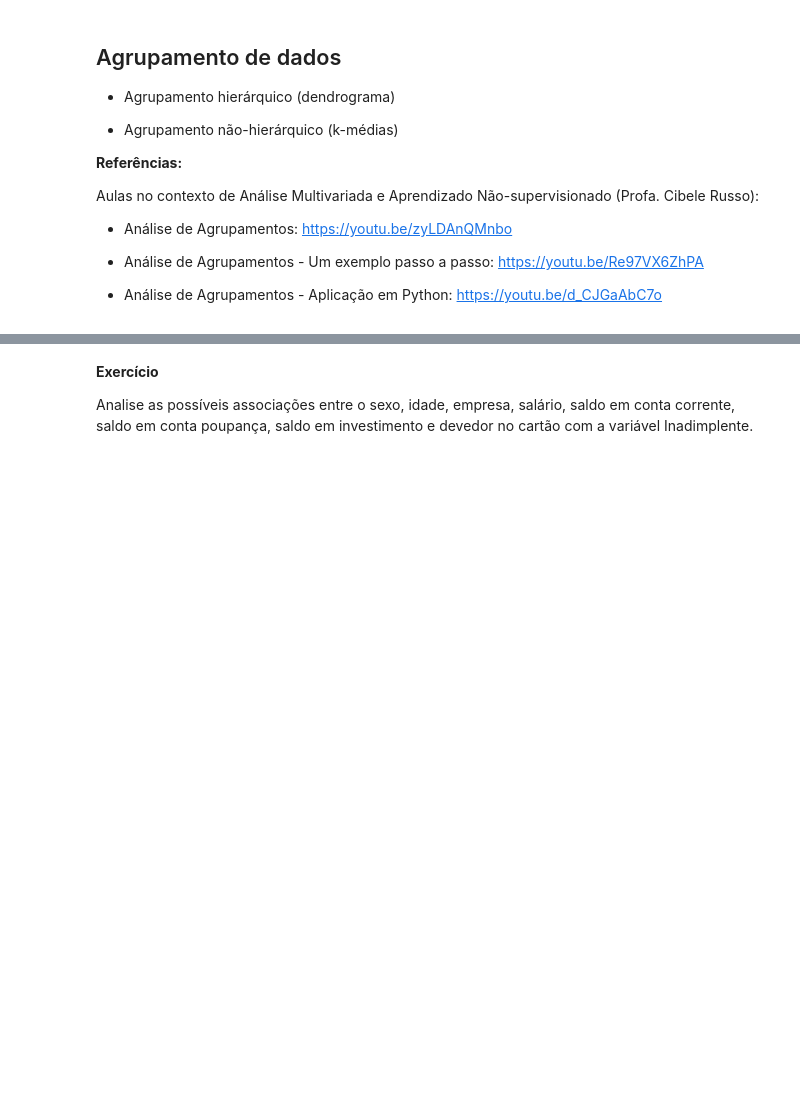
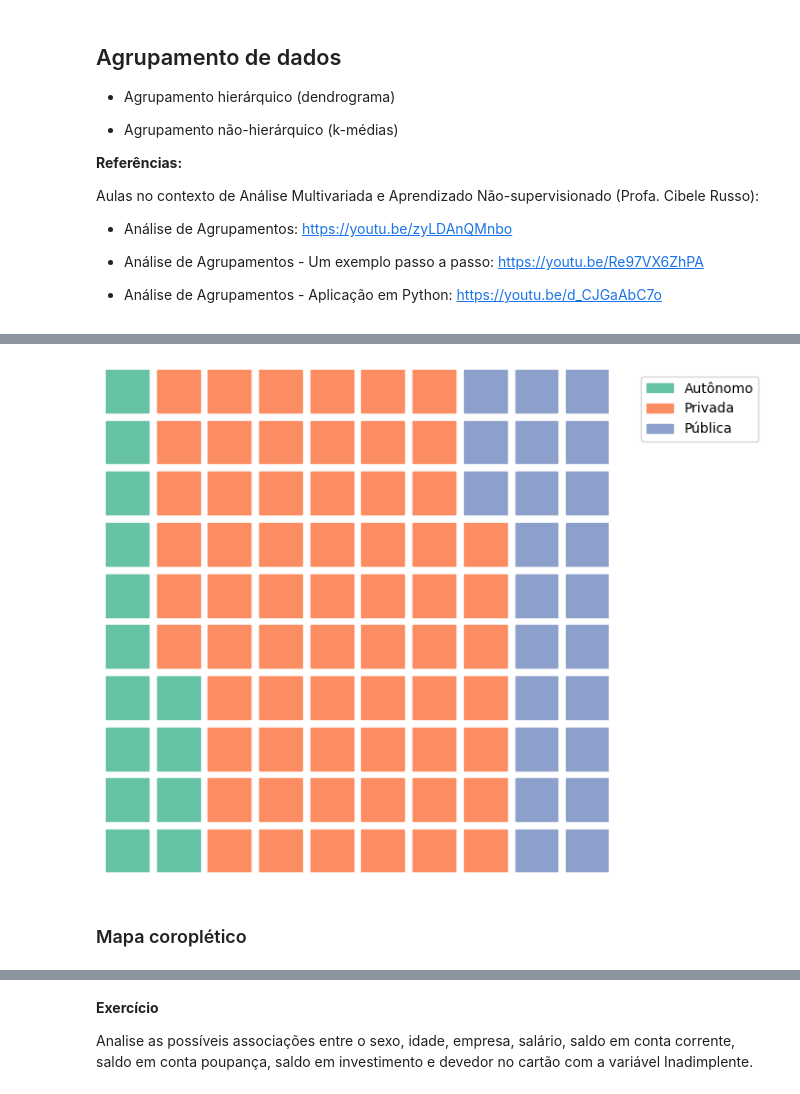
Before and after one commit to cibelerusso/EstatisticaI, a Jupyter notebook: Notebooks/5 AnaliseExploratoriadeDados.ipynb, the cells around one changed output, grey strips where cells are left out. Cells and saved outputs as stored; diff of their text form; code cells hidden in the pictures; blank space fills up the shorter version.

```diff
--- a/Notebooks/5 AnaliseExploratoriadeDados.ipynb
+++ b/Notebooks/5 AnaliseExploratoriadeDados.ipynb
@@ -916,0 +965,23 @@ Aulas no contexto de Análise Multivariada e Aprendizado Não-supervisionado (Pr
+# %%
+# useful libraries, including pyWaffle
+
+import matplotlib.pyplot as plt
+from pywaffle import Waffle
+
+plt.rcParams["figure.figsize"] = [7, 7]
+
+data = {'Autônomo': 70, 'Privada':313, 'Pública': 117}
+
+# Basic waffle
+plt.figure(
+  FigureClass=Waffle,
+  rows=10,
+  columns=10,
+  values=data,
+  legend={'loc': 'upper left', 'bbox_to_anchor': (1.05, 1)},
+)
+plt.show()
+# %% [output]
+[figure, added]
+# %% [markdown]
+### Mapa coroplético
```
Also changed, not shown: parts of 33 cells of this notebook.
